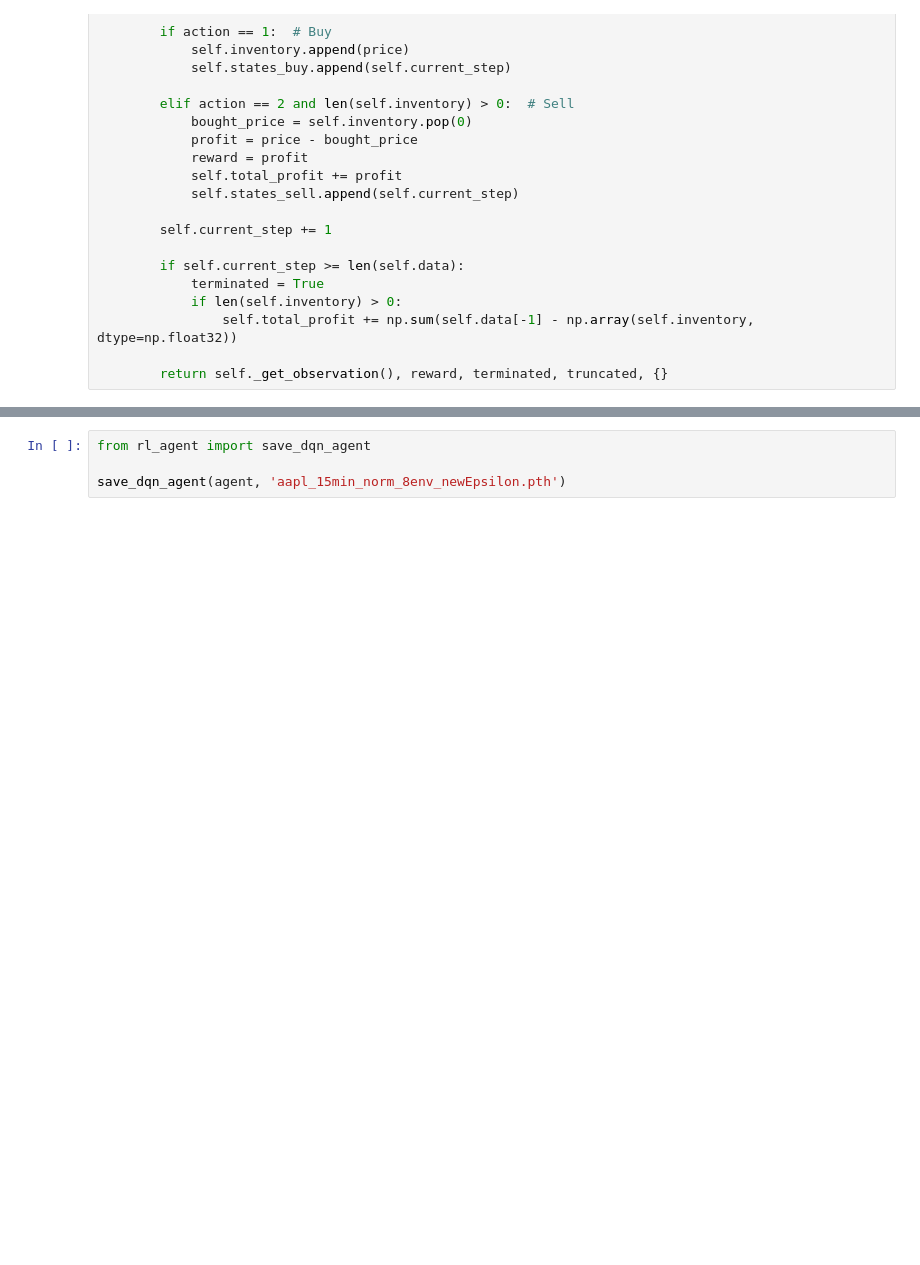
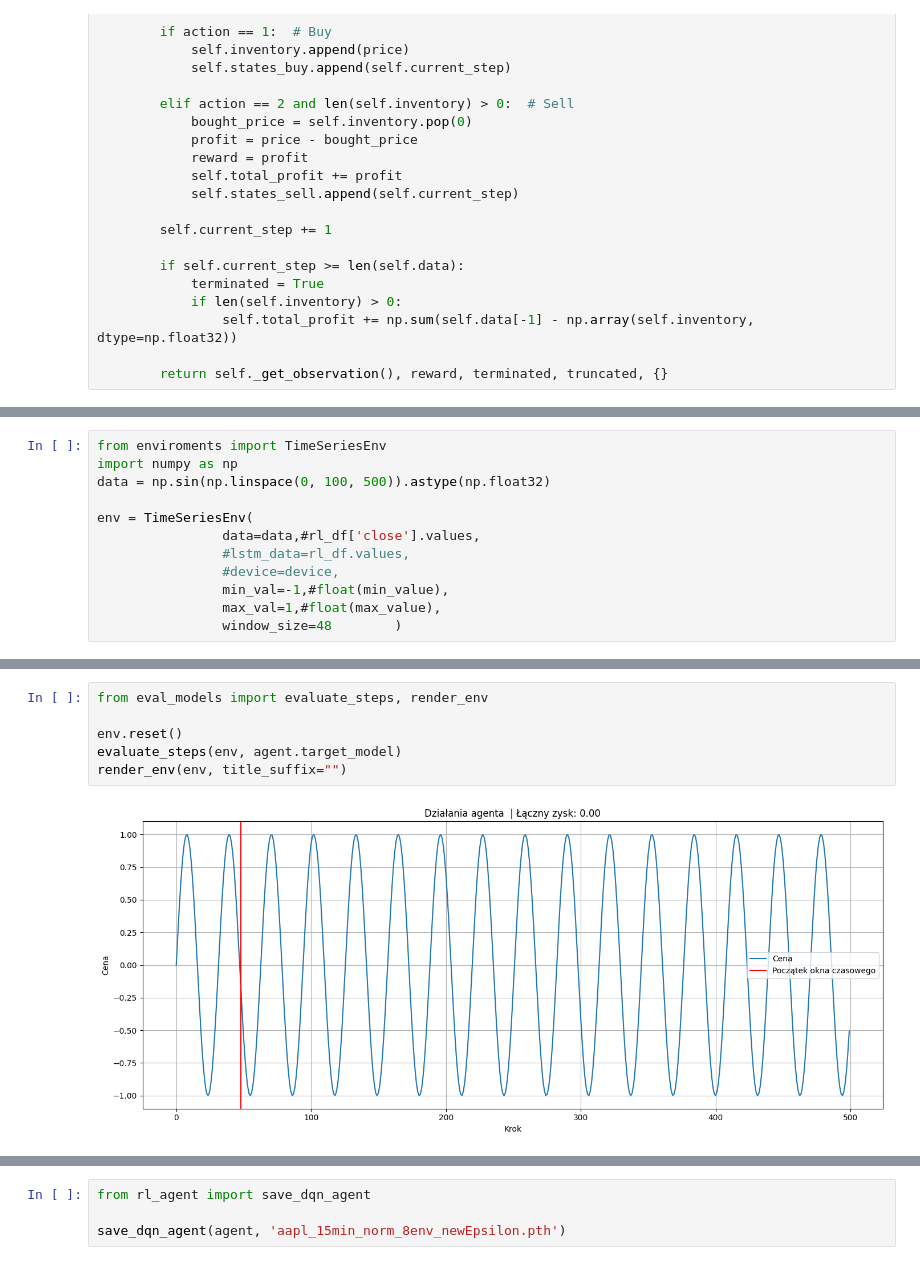
Before and after one commit to prosowiec/trade_rl, a Jupyter notebook: normalize_data.ipynb, the cells around one changed output, grey strips where cells are left out. Saved outputs shown, nothing was run; the diff lists cells and outputs as text; blank space fills up the shorter version.

```diff
--- a/normalize_data.ipynb
+++ b/normalize_data.ipynb
@@ -283,3 +412,15 @@ states, _ = envs.reset()
+# %%
+from enviroments import TimeSeriesEnv
+import numpy as np
+data = np.sin(np.linspace(0, 100, 500)).astype(np.float32)
+
+env = TimeSeriesEnv(
+                data=data,#rl_df['close'].values,
+                #lstm_data=rl_df.values,
+                #device=device,
+                min_val=-1,#float(min_value),
+                max_val=1,#float(max_value),
+                window_size=48        )
 # %%
 from rl_agent import DQNAgent, train_episode, train_parallel_episode
 
@@ -287,3 +443,11 @@ agent = DQNAgent(observation_space=env.observation_space.shape[0], action_space=
+# %%
+from eval_models import evaluate_steps, render_env
+
+env.reset()
+evaluate_steps(env, agent.target_model)
+render_env(env, title_suffix="")
+# %% [output]
+[figure, added]
 # %%
 from tqdm import tqdm
 
```
Also changed, not shown: parts of 27 cells of this notebook, 9 other files.
